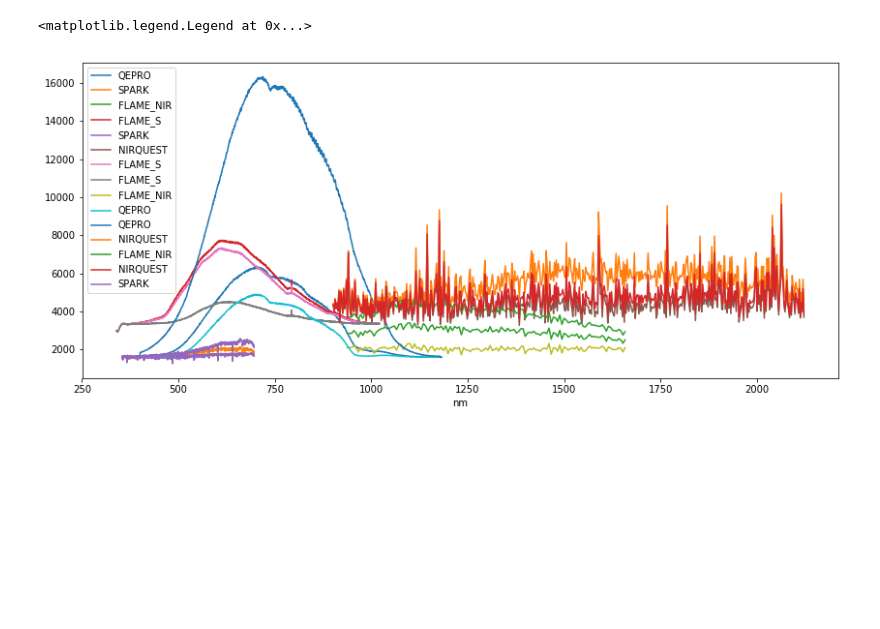
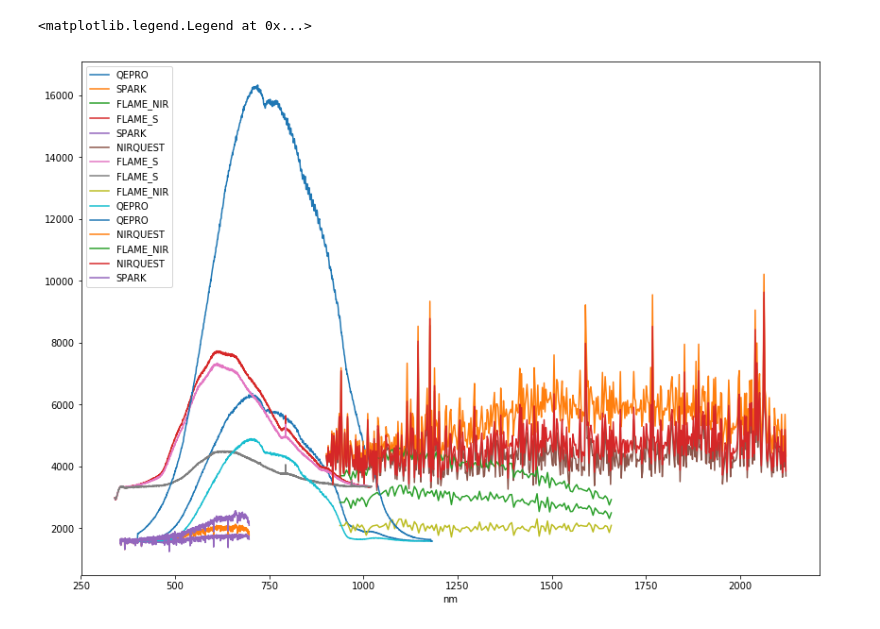
Before and after one commit to dwblair/bullseye-parse, a Jupyter notebook: parser.ipynb, the cells around one changed output. Saved outputs shown, nothing was run; the diff lists cells and outputs as text; code cells hidden in the pictures; blank space fills up the shorter version.

```diff
--- a/parser.ipynb
+++ b/parser.ipynb
@@ -15,13 +15,13 @@ def plotter(filename,spectrum):
     pylab.xlabel('nm')
 # %%
 width = 14
-height = 6
+height = 10
 pylab.figure(figsize=(width, height))
 files=os.listdir('data')
 for file in files:
     filename='data/'+file
     plotter(filename,'sampleLight')
 pylab.legend()
 # %% [output]
 <matplotlib.legend.Legend at 0x...>
-[figure, old version]
+[figure, new version]
```
